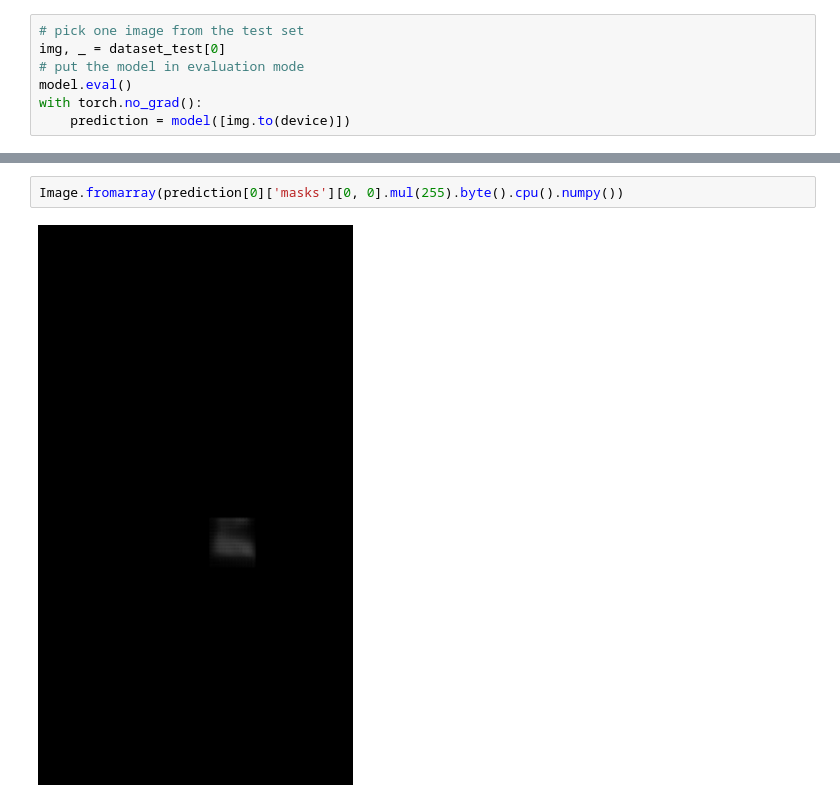
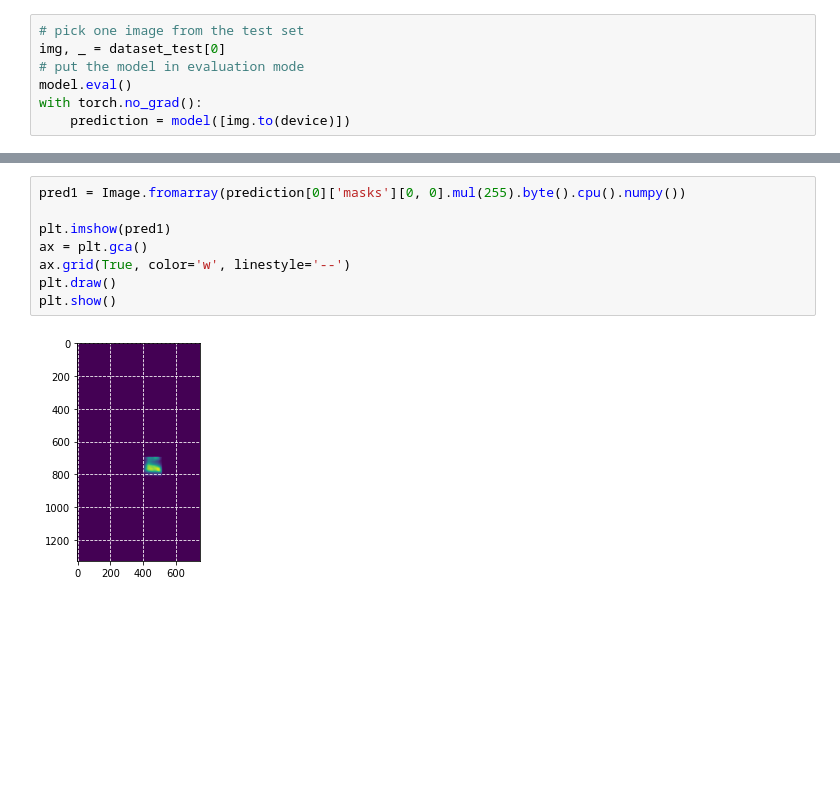
Before and after one commit to ncsu-landscape-dynamics/LAMP_assay_automation, a Jupyter notebook: Working_pytorch_instance_imseg_resized.ipynb, the cells around one changed output, grey strips where cells are left out. Cells and saved outputs as stored; diff of their text form; blank space fills up the shorter version.

```diff
--- a/Working_pytorch_instance_imseg_resized.ipynb
+++ b/Working_pytorch_instance_imseg_resized.ipynb
@@ -298,4 +304,10 @@ Image.fromarray(img.mul(255).permute(1, 2, 0).byte().numpy())
 # %%
-Image.fromarray(prediction[0]['masks'][0, 0].mul(255).byte().cpu().numpy())
+pred1 = Image.fromarray(prediction[0]['masks'][0, 0].mul(255).byte().cpu().numpy())
+
+plt.imshow(pred1)
+ax = plt.gca()
+ax.grid(True, color='w', linestyle='--')
+plt.draw()
+plt.show()
 # %% [output]
-[figure, old version]
+[figure, new version]
```
Also changed, not shown: parts of 1 cell of this notebook.
